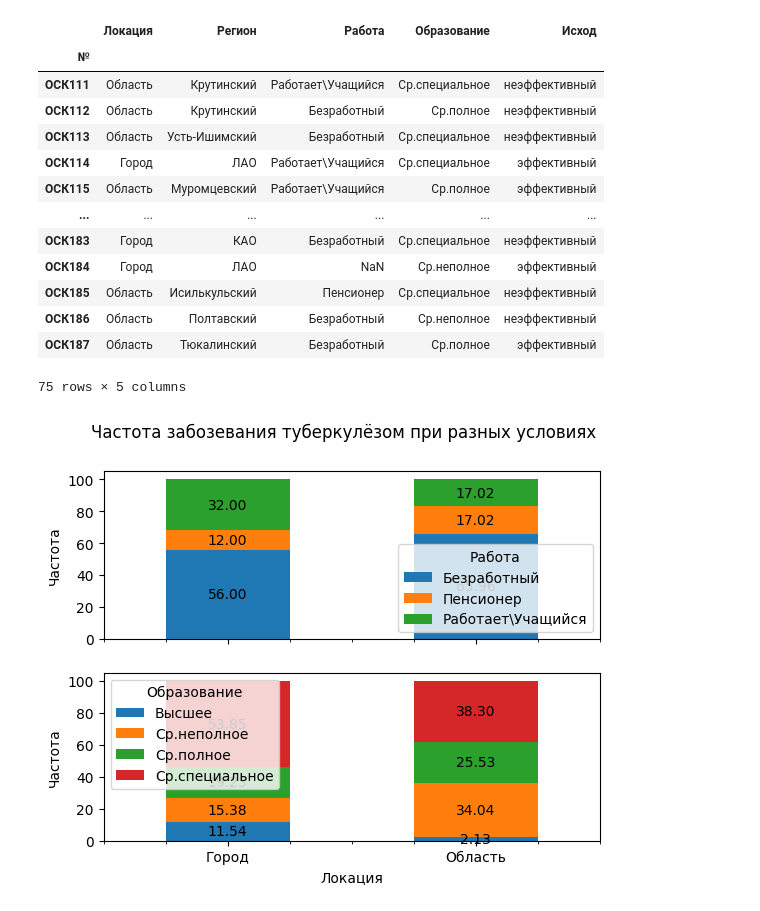
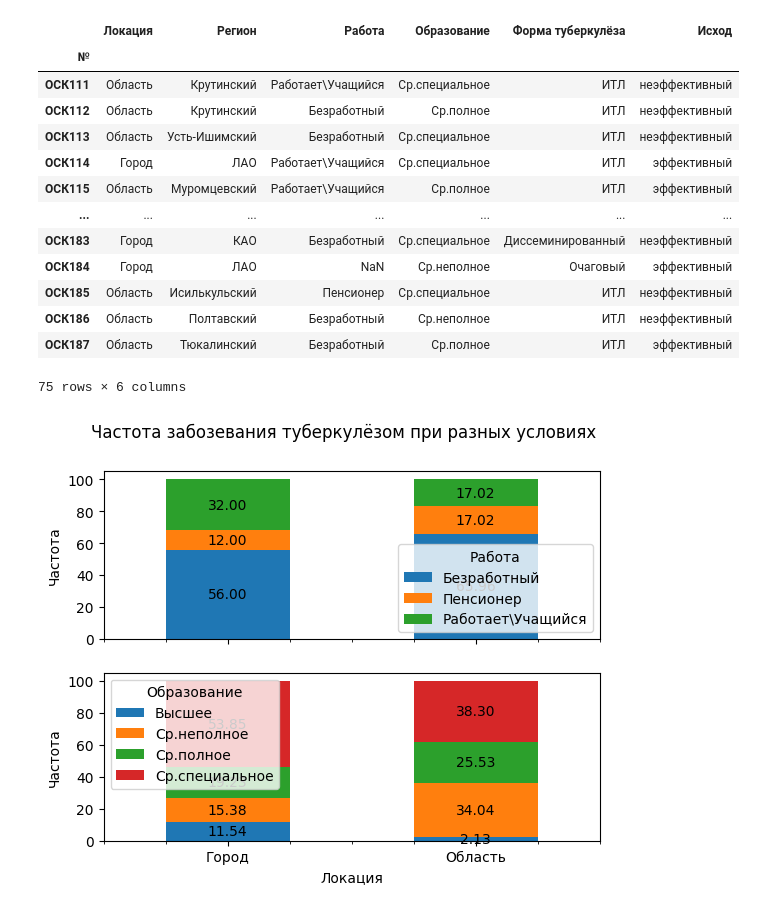
Before and after one commit to D-314/cyber-tuber, a Jupyter notebook: processing.ipynb, the cells around one changed output. Cells and saved outputs as stored; diff of their text form; code cells hidden in the pictures.

```diff
--- a/processing.ipynb
+++ b/processing.ipynb
@@ -38,37 +41,42 @@ def is_efficient(string):
 # %%
 in_city = dataset['Житель Омска'].astype(str).apply(lambda x: 'Область' if (x[0] == '0') else 'Город' if (x[0] == '1') else np.NAN)
 
 region = dataset['Житель Омска'].astype(str)+dataset['Житель ОО'].astype(str)
 region = region.str.extract(r'\((.*?)\)')
 
-graduation = dataset[['Образование среднее не полное','Среднее полное','Средне-специальное','Высшее']].apply(find_last_one, axis=1)
-graduation = graduation.replace({'Образование среднее не полное': 'Ср.неполное',
+education = dataset[['Образование среднее не полное','Среднее полное','Средне-специальное','Высшее']].apply(find_last_one, axis=1)
+education = education.replace({'Образование среднее не полное': 'Ср.неполное',
                                  'Средне-специальное': 'Ср.специальное',
                                  'Среднее полное': 'Ср.полное',})
 
 work = dataset[['Работает\Учащийся','Безработный','Пенсионер']].apply(find_last_one, axis=1)
 
+tuber_form = dataset[['Очаговый т-з','ИТЛ','Диссеминированный ','Казеозная пневмония','ФКТ','Туберкулома','Цирротический']].apply(find_last_one, axis=1)
+tuber_form = tuber_form.replace({'Очаговый т-з': 'Очаговый',
+                                 'Диссеминированный ': 'Диссеминированный',
+                                 'Казеозная пневмония': 'Казеоз',})
+
 efficiency = dataset['Исход'].apply(is_efficient)
 
-df = pd.concat([in_city, region,work,graduation, efficiency], axis=1)
-del in_city, region,graduation,work,efficiency
-df.columns = ['Локация', 'Регион', 'Работа' , 'Образование', 'Исход']
+df = pd.concat([in_city, region,work,education,tuber_form,efficiency], axis=1)
+df.columns = ['Локация', 'Регион', 'Работа', 'Образование', 'Форма туберкулёза', 'Исход']
+del in_city, region,education,work,tuber_form,efficiency
 df
 # %% [output]
-|  | Локация | Регион | Работа | Образование | Исход |
-| № |  |  |  |  |  |
-| ОСК111 | Область | Крутинский | Работает\Учащийся | Ср.специальное | неэффективный |
-| ОСК112 | Область | Крутинский | Безработный | Ср.полное | неэффективный |
-| ОСК113 | Область | Усть-Ишимский | Безработный | Ср.специальное | неэффективный |
-| ОСК114 | Город | ЛАО | Работает\Учащийся | Ср.специальное | эффективный |
-| ОСК115 | Область | Муромцевский | Работает\Учащийся | Ср.полное | эффективный |
-| ... | ... | ... | ... | ... | ... |
-| ОСК183 | Город | КАО | Безработный | Ср.специальное | неэффективный |
-| ОСК184 | Город | ЛАО | NaN | Ср.неполное | эффективный |
-| ОСК185 | Область | Исилькульский | Пенсионер | Ср.специальное | неэффективный |
-| ОСК186 | Область | Полтавский | Безработный | Ср.неполное | неэффективный |
-| ОСК187 | Область | Тюкалинский | Безработный | Ср.полное | эффективный |
+|  | Локация | Регион | Работа | Образование | Форма туберкулёза | Исход |
+| № |  |  |  |  |  |  |
+| ОСК111 | Область | Крутинский | Работает\Учащийся | Ср.специальное | ИТЛ | неэффективный |
+| ОСК112 | Область | Крутинский | Безработный | Ср.полное | ИТЛ | неэффективный |
+| ОСК113 | Область | Усть-Ишимский | Безработный | Ср.специальное | ИТЛ | неэффективный |
+| ОСК114 | Город | ЛАО | Работает\Учащийся | Ср.специальное | ИТЛ | эффективный |
+| ОСК115 | Область | Муромцевский | Работает\Учащийся | Ср.полное | ИТЛ | эффективный |
+| ... | ... | ... | ... | ... | ... | ... |
+| ОСК183 | Город | КАО | Безработный | Ср.специальное | Диссеминированный | неэффективный |
+| ОСК184 | Город | ЛАО | NaN | Ср.неполное | Очаговый | эффективный |
+| ОСК185 | Область | Исилькульский | Пенсионер | Ср.специальное | ИТЛ | неэффективный |
+| ОСК186 | Область | Полтавский | Безработный | Ср.неполное | ИТЛ | неэффективный |
+| ОСК187 | Область | Тюкалинский | Безработный | Ср.полное | ИТЛ | эффективный |
-75 rows × 5 columns
+75 rows × 6 columns
 # %%
 # Строим два графика в разных областях графика
 fig, (ax1, ax2) = plt.subplots(nrows=2, sharex=True)
```
Also changed, not shown: parts of 5 cells of this notebook.
